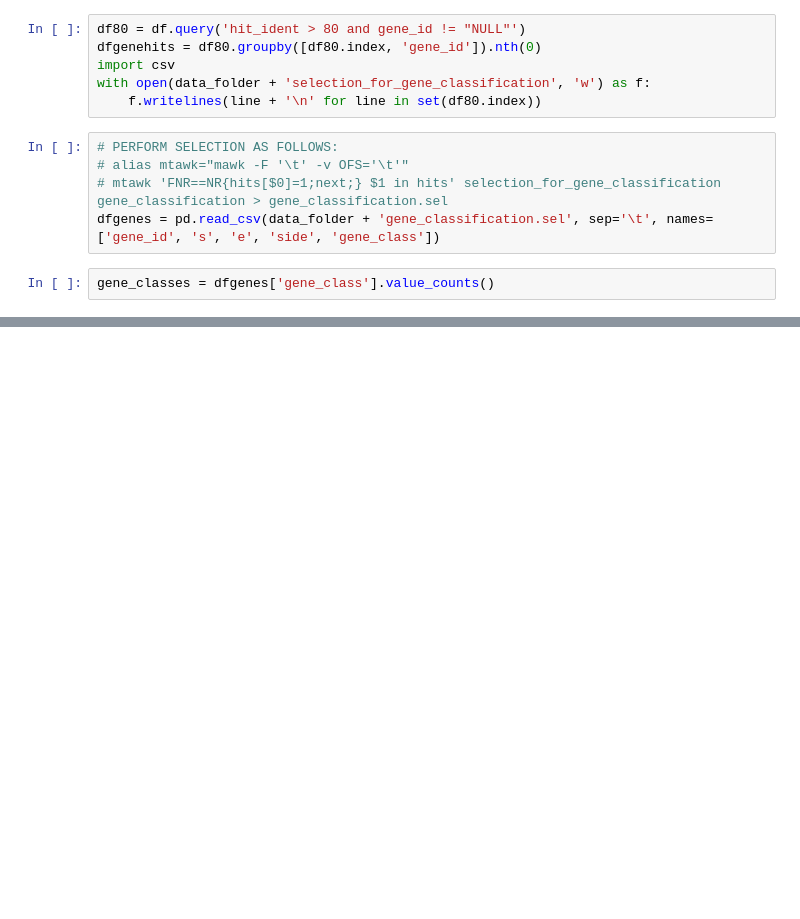
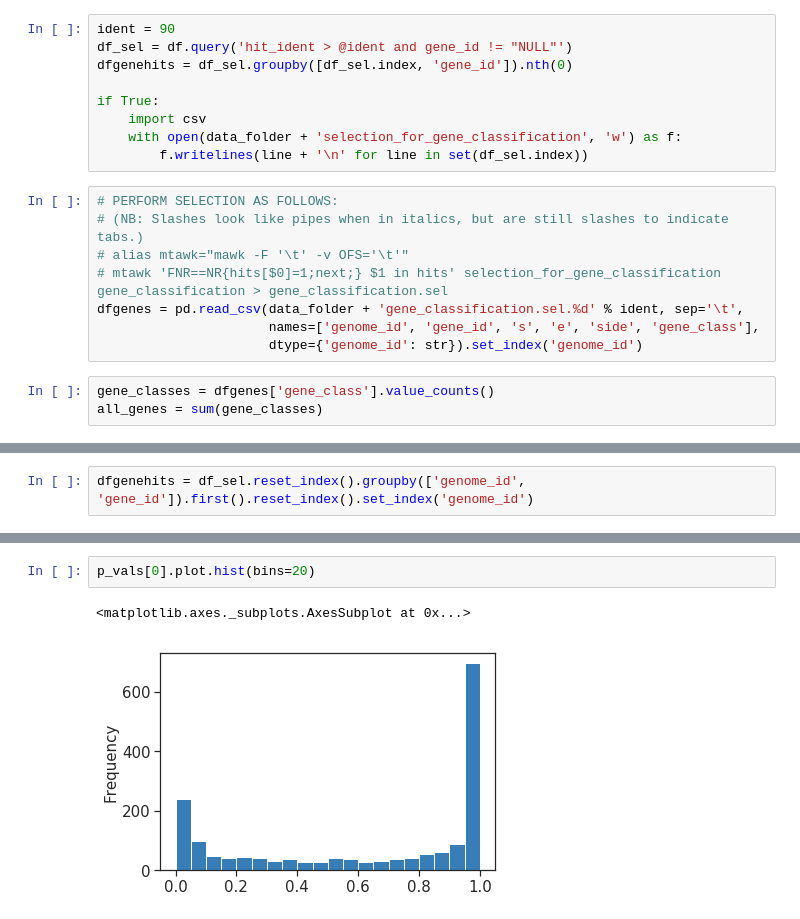
Before and after one commit to hwalinga/self-targeting-spacers-notebooks, a Jupyter notebook: gene_enrichment.ipynb, the cells around one changed output, grey strips where cells are left out. Saved outputs shown, nothing was run; the diff lists cells and outputs as text; blank space fills up the shorter version.

Commit message:
Gene enrichement analysis

```diff
--- a/gene_enrichment.ipynb
+++ b/gene_enrichment.ipynb
@@ -69,13 +111,20 @@ df.drop(['3_prime', '5_prime', 'genome_key',], axis=1, inplace=True)
 # %%
-df80 = df.query('hit_ident > 80 and gene_id != "NULL"')
-dfgenehits = df80.groupby([df80.index, 'gene_id']).nth(0)
-import csv
-with open(data_folder + 'selection_for_gene_classification', 'w') as f:
-    f.writelines(line + '\n' for line in set(df80.index))
+ident = 90
+df_sel = df.query('hit_ident > @ident and gene_id != "NULL"')
+dfgenehits = df_sel.groupby([df_sel.index, 'gene_id']).nth(0)
+
+if True:
+    import csv
+    with open(data_folder + 'selection_for_gene_classification', 'w') as f:
+        f.writelines(line + '\n' for line in set(df_sel.index))
 # %%
 # PERFORM SELECTION AS FOLLOWS:
+# (NB: Slashes look like pipes when in italics, but are still slashes to indicate tabs.)
 # alias mtawk="mawk -F '\t' -v OFS='\t'"
 # mtawk 'FNR==NR{hits[$0]=1;next;} $1 in hits' selection_for_gene_classification gene_classification > gene_classification.sel
-dfgenes = pd.read_csv(data_folder + 'gene_classification.sel', sep='\t', names=['gene_id', 's', 'e', 'side', 'gene_class'])
+dfgenes = pd.read_csv(data_folder + 'gene_classification.sel.%d' % ident, sep='\t',
+                      names=['genome_id', 'gene_id', 's', 'e', 'side', 'gene_class'],
+                      dtype={'genome_id': str}).set_index('genome_id')
 # %%
 gene_classes = dfgenes['gene_class'].value_counts()
+all_genes = sum(gene_classes)
@@ -96,0 +131,2 @@ Name: gene_class, dtype: int64
+# %%
+dfgenehits = df_sel.reset_index().groupby(['genome_id', 'gene_id']).first().reset_index().set_index('genome_id')
@@ -96,0 +200,5 @@ Name: gene_class, dtype: int64
+# %%
+p_vals[0].plot.hist(bins=20)
+# %% [output]
+<matplotlib.axes._subplots.AxesSubplot at 0x...>
+[figure, added]
```
Also changed, not shown: parts of 14 cells of this notebook.
